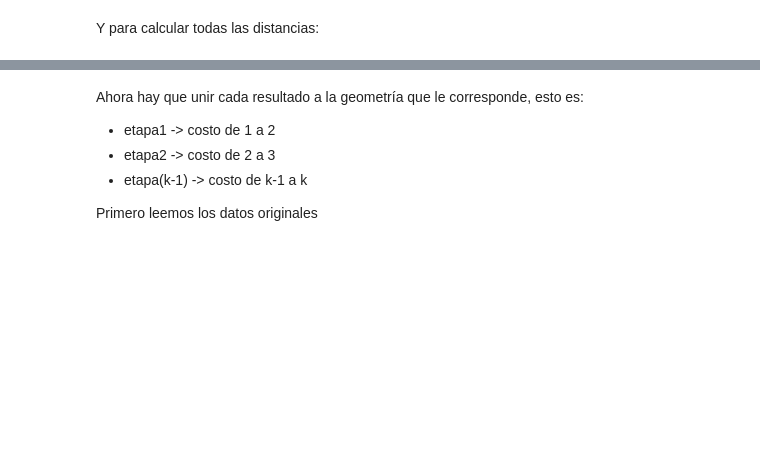
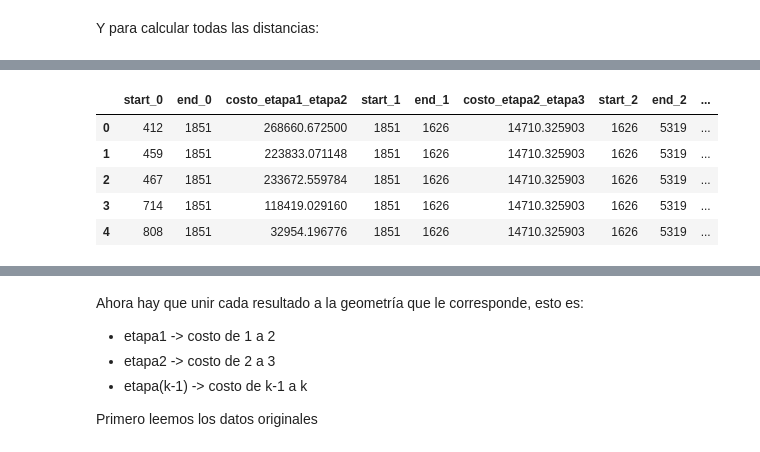
Before and after one commit to eurekastein/cadenas2, a Jupyter notebook: cadenas.ipynb, the cells around one changed output, grey strips where cells are left out. Cells and saved outputs as stored; diff of their text form; code cells hidden in the pictures; blank space fills up the shorter version.

```diff
--- a/cadenas.ipynb
+++ b/cadenas.ipynb
@@ -134,0 +162,11 @@ len(distancias[0])#.head()
+# %%
+c = pd.merge(distancias[0], distancias[1], left_on='end_0', right_on='start_1')
+d = pd.merge(c, distancias[2], left_on='end_1', right_on='start_2')
+d.head()
+# %% [output]
+|  | start_0 | end_0 | costo_etapa1_etapa2 | start_1 | end_1 | costo_etapa2_etapa3 | start_2 | end_2 | ... |
+| 0 | 412 | 1851 | 268660.672500 | 1851 | 1626 | 14710.325903 | 1626 | 5319 | ... |
+| 1 | 459 | 1851 | 223833.071148 | 1851 | 1626 | 14710.325903 | 1626 | 5319 | ... |
+| 2 | 467 | 1851 | 233672.559784 | 1851 | 1626 | 14710.325903 | 1626 | 5319 | ... |
+| 3 | 714 | 1851 | 118419.029160 | 1851 | 1626 | 14710.325903 | 1626 | 5319 | ... |
+| 4 | 808 | 1851 | 32954.196776 | 1851 | 1626 | 14710.325903 | 1626 | 5319 | ... |
```
Also changed, not shown: parts of 23 cells of this notebook.
